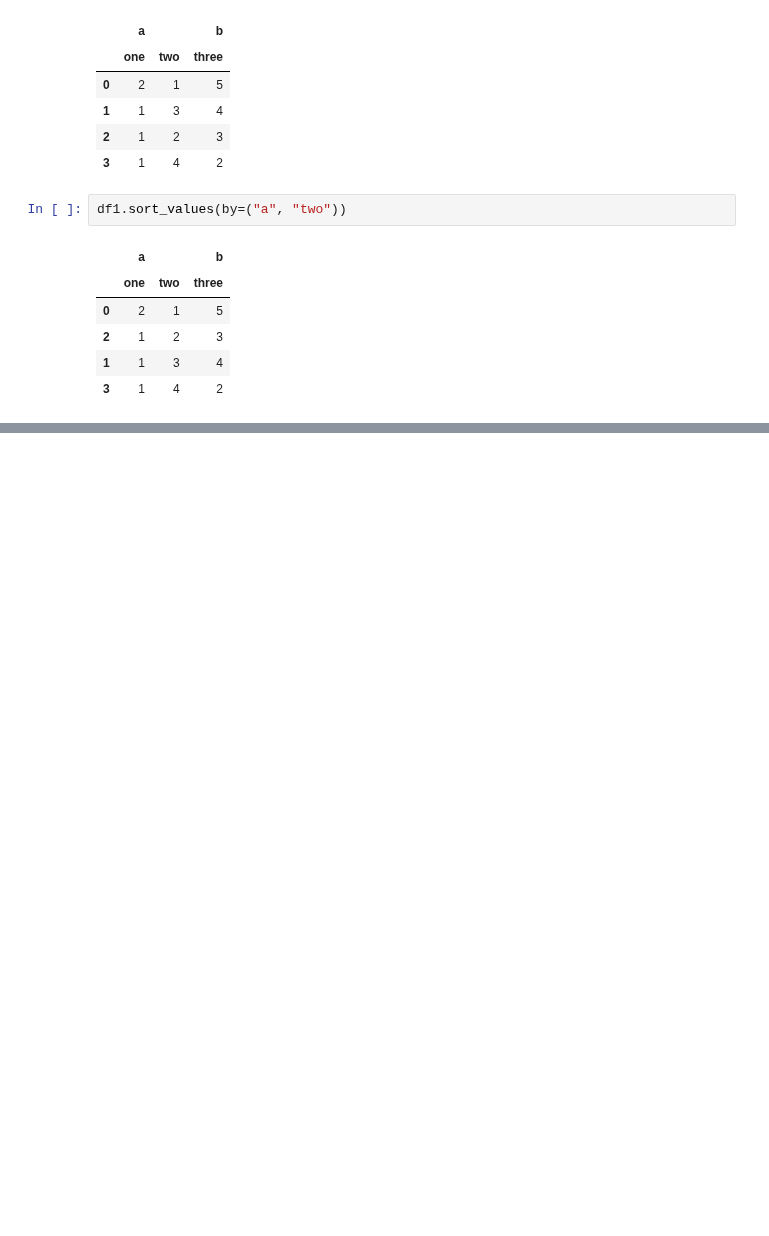
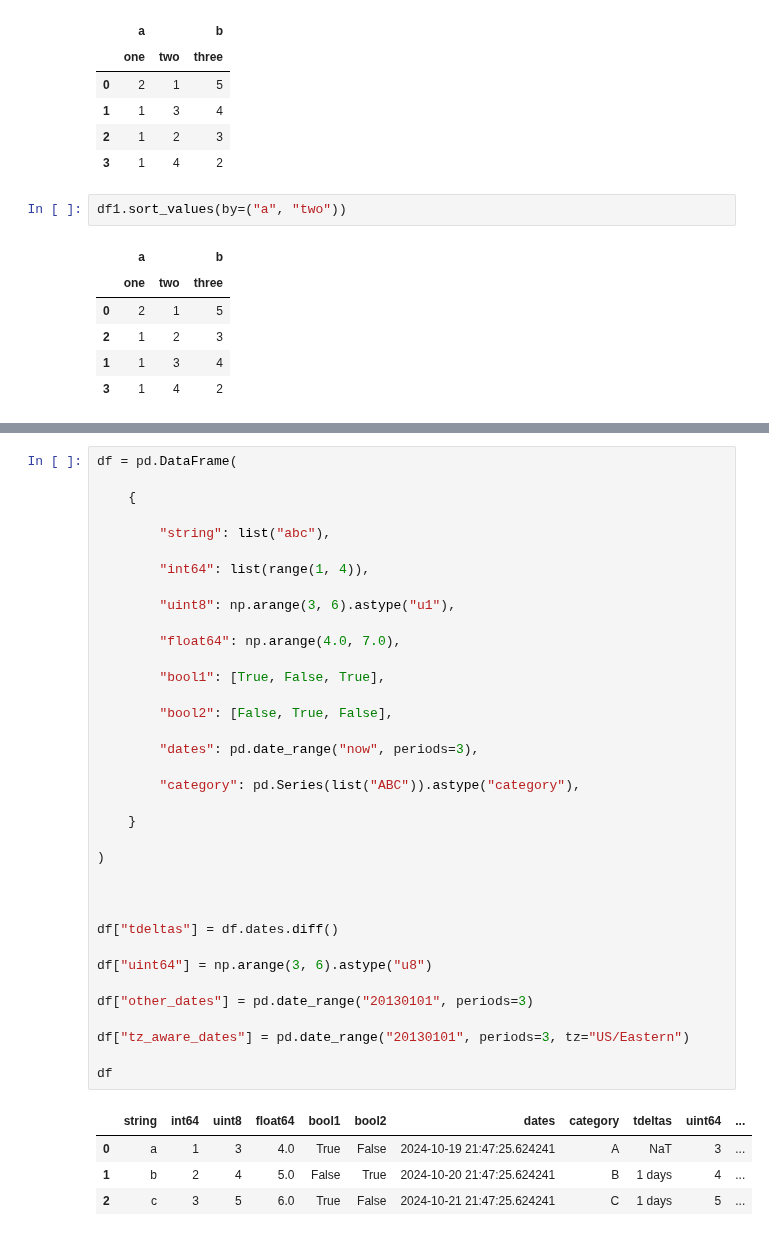
Before and after one commit to ilyak93/self-studying, a Jupyter notebook: DataEngineering/pandas/pandas_basic_functionality.ipynb, the cells around one changed output, grey strips where cells are left out. Cells and saved outputs as stored; diff of their text form; blank space fills up the shorter version.

```diff
--- a/DataEngineering/pandas/pandas_basic_functionality.ipynb
+++ b/DataEngineering/pandas/pandas_basic_functionality.ipynb
@@ -2830,0 +3419,41 @@ df1.sort_values(by=("a", "two"))
+# %%
+df = pd.DataFrame(
+
+    {
+
+        "string": list("abc"),
+
+        "int64": list(range(1, 4)),
+
+        "uint8": np.arange(3, 6).astype("u1"),
+
+        "float64": np.arange(4.0, 7.0),
+
+        "bool1": [True, False, True],
+
+        "bool2": [False, True, False],
+
+        "dates": pd.date_range("now", periods=3),
+
+        "category": pd.Series(list("ABC")).astype("category"),
+
+    }
+
+)
+
+
+
+df["tdeltas"] = df.dates.diff()
+
+df["uint64"] = np.arange(3, 6).astype("u8")
+
+df["other_dates"] = pd.date_range("20130101", periods=3)
+
+df["tz_aware_dates"] = pd.date_range("20130101", periods=3, tz="US/Eastern")
+
+df
+# %% [output]
+|  | string | int64 | uint8 | float64 | bool1 | bool2 | dates | category | tdeltas | uint64 | ... |
+| 0 | a | 1 | 3 | 4.0 | True | False | 2024-10-19 21:47:25.624241 | A | NaT | 3 | ... |
+| 1 | b | 2 | 4 | 5.0 | False | True | 2024-10-20 21:47:25.624241 | B | 1 days | 4 | ... |
+| 2 | c | 3 | 5 | 6.0 | True | False | 2024-10-21 21:47:25.624241 | C | 1 days | 5 | ... |
```
Also changed, not shown: parts of 78 cells of this notebook.
